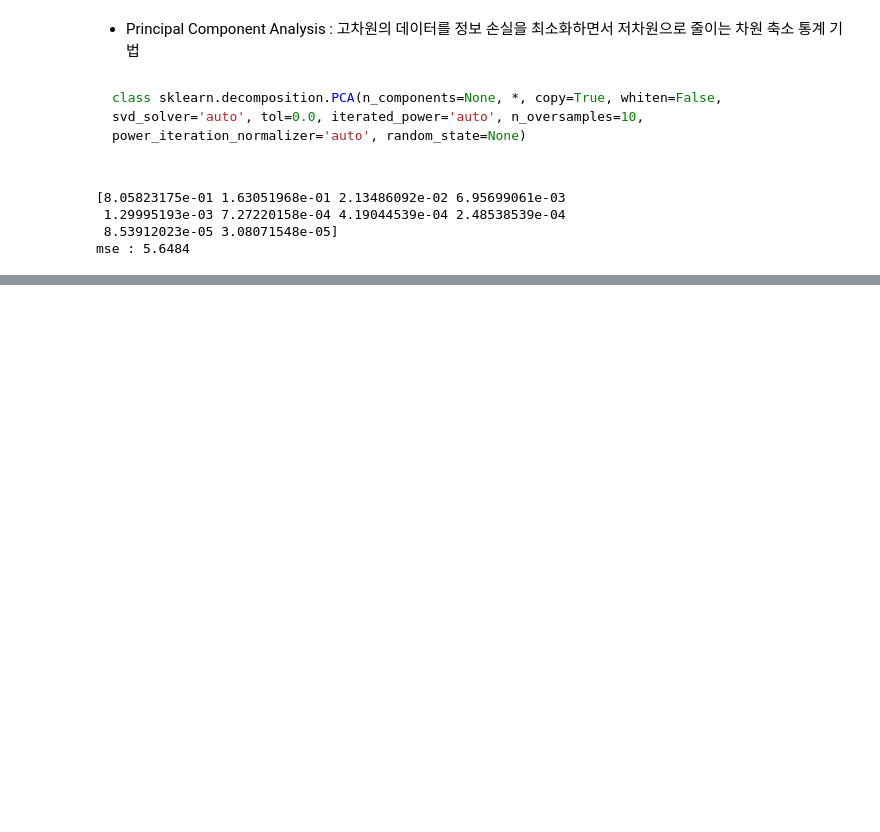
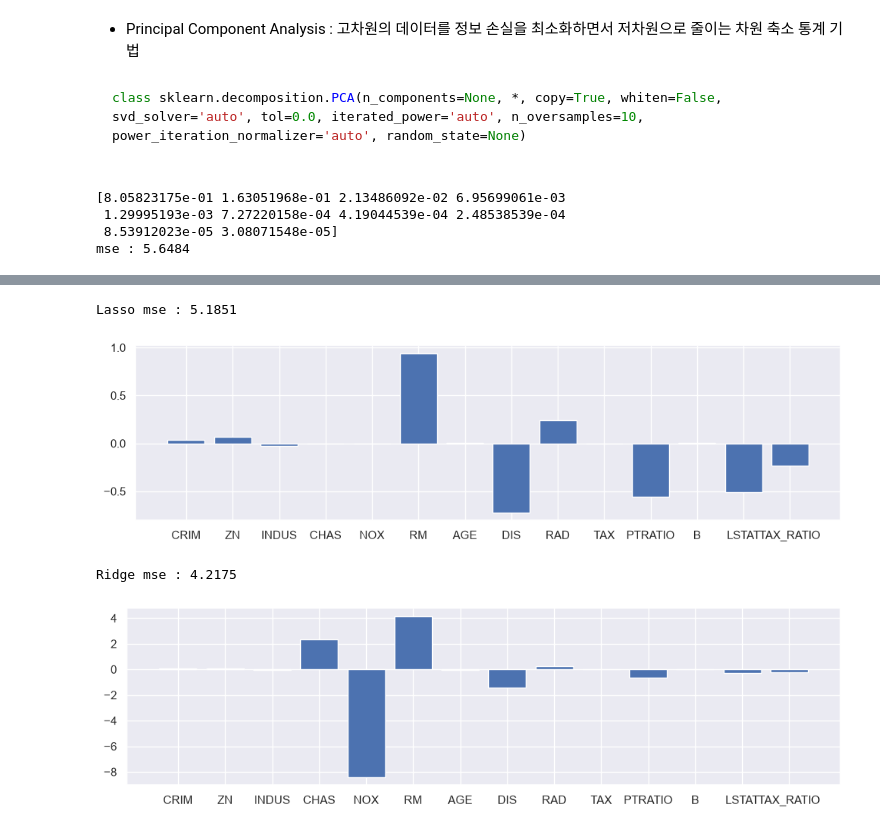
Before and after one commit to jmin0727/My_Workspace, a Jupyter notebook: 03_lec_ml/lec05_머신러닝전처리&가공.ipynb, the cells around one changed output, grey strips where cells are left out. Drawn from its saved outputs; the diff is of its cells as text; code cells hidden in the pictures; blank space fills up the shorter version.

```diff
--- a/03_lec_ml/lec05_머신러닝전처리&가공.ipynb
+++ b/03_lec_ml/lec05_머신러닝전처리&가공.ipynb
@@ -629,0 +702,18 @@ mse : 5.6484
+# %%
+for model in [Lasso(alpha=1.0, random_state=1234),
+              Ridge(alpha=1.0, random_state=1234)] :
+
+    model.fit(X_train7, y_train7)
+    pred = model.predict(X_test3)
+    mse = mean_squared_error(y_test3, pred)
+    print( f"{model.__class__.__name__} mse : {np.sqrt(mse):.4f}" )
+
+    plt.figure(figsize=(12,3))
+    plt.bar(X_train7.columns, model.coef_)
+    plt.tight_layout
+    plt.show()
+# %% [output]
+Lasso mse : 5.1851
+[figure, added]
+Ridge mse : 4.2175
+[figure, added]
```
Also changed, not shown: parts of 18 cells of this notebook, 9 other files.
